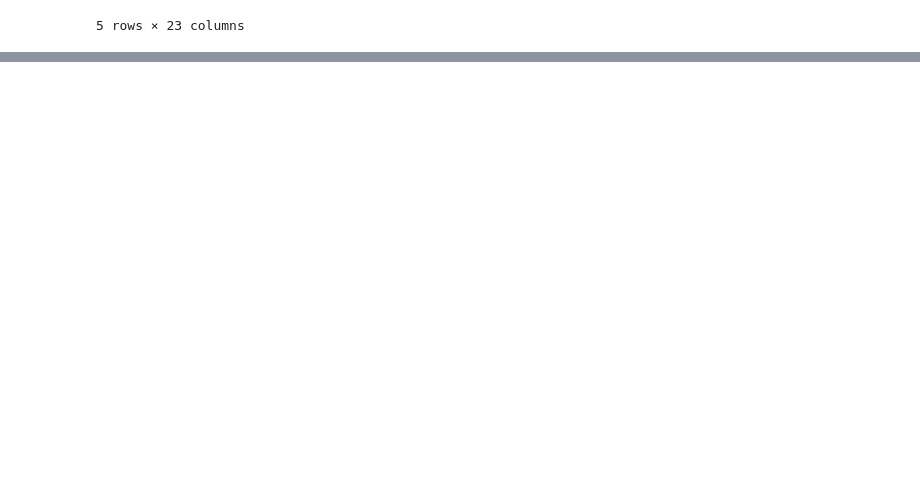
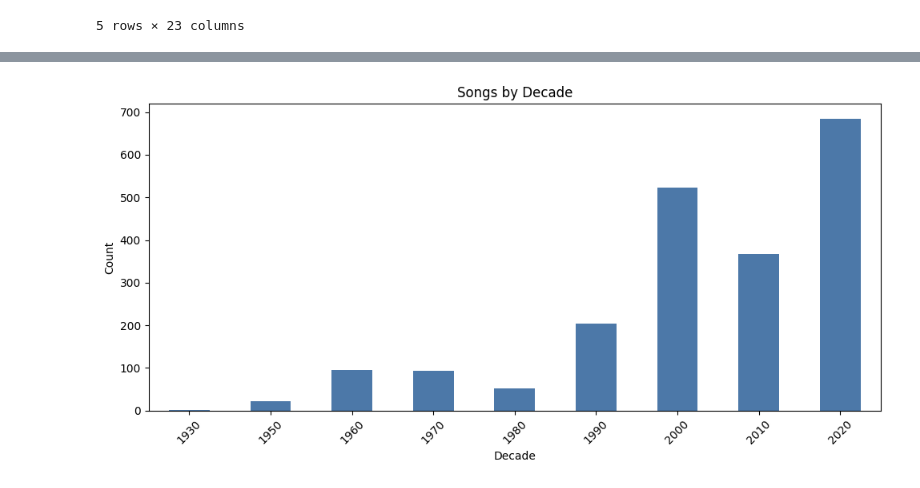
Before and after one commit to JacksonRudd/vibemusic, a Jupyter notebook: smth.ipynb, the cells around one changed output, grey strips where cells are left out. Cells and saved outputs as stored; diff of their text form; code cells hidden in the pictures; blank space fills up the shorter version.

Commit message:
cleaned up code

```diff
--- a/smth.ipynb
+++ b/smth.ipynb
@@ -29,8 +29,9 @@ First few rows:
 | 4 | 5 | King Kunta | Kendrick Lamar | 73 | 107 | hip hop, west coast hip hop | To Pimp A Butterfly | 2015-03-16 | 03:54 | 88 | ... |
 5 rows × 23 columns
 # %%
-# Create a cleaned up artists that grabs the first artists before any comma
-df["Cleaned_Artist"] = df["Artist"].str.split(",").str[0]
+# Primary/Clean artist: take first artist before comma
+df["Cleaned_Artist"] = df["Artist"].astype(str).str.split(",").str[0].str.strip()
 # %%
-# if Bach (in any case) is in the album name, change the artist to Bach, do this permenently
-df.loc[df["Album"].str.contains("Bach", case=False), "Cleaned_Artist"] = "Johann Sebastian Bach "
+# Bach override when album mentions Bach
+mask_bach = df["Album"].astype(str).str.contains("Bach", case=False, na=False)
+df.loc[mask_bach, "Cleaned_Artist"] = "Johann Sebastian Bach"
@@ -125,0 +38,75 @@ Catrin Finch                33
+# %%
+# Year & Decade inference + report (concise)
+import re
+
+# Candidate year/date columns sorted by preference
+candidates = [
+    "Album Date",  # dataset column
+    "Release Date",
+    "Released",
+    "Album Year",
+    "ReleaseYear",
+    "Year",
+    "Date",
+]
+existing = [c for c in candidates if c in df.columns]
+
+used_column = None
+for col in existing:
+    # try datetime -> year
+    s = pd.to_datetime(df[col], errors="coerce", utc=True).dt.year
+    # fallback: numeric in plausible range
+    if s.notna().sum() == 0:
+        n = pd.to_numeric(df[col], errors="coerce")
+        s = n.where((n >= 1800) & (n <= 2099))
+    if s.notna().sum() > 0:
+        df["Year"] = s
+        used_column = col
+        break
+
+# Regex fallback from textual columns
+if used_column is None:
+    text = df[[c for c in ["Album", "Song", "Title", "Track", "Name"] if c in df.columns]]\
+            .astype(str).agg(" ".join, axis=1)
+    found = text.str.extract(r"((?<!\d)(18|19|20)\d{2}(?!\d))", expand=True)[0]
+    df["Year"] = pd.to_numeric(found, errors="coerce")
+    if df["Year"].notna().sum() > 0:
+        used_column = "regex(Album/Song)"
+
+# Decade
+df["Decade"] = (pd.to_numeric(df["Year"], errors="coerce") // 10 * 10).astype("Int64")
+
+# Report
+total = len(df)
+with_year = df["Year"].notna().sum()
+print(f"Songs: {total}, with inferred Year: {with_year} ({(with_year/total if total else 0):.1%}) [source: {used_column or 'none'}]")
+
+# Decade distribution
+decade_counts = df.dropna(subset=["Decade"]).groupby("Decade").size().sort_index()
+print("\nCounts by decade:")
+print(decade_counts)
+
+# Top artists per decade (top 10 for quick scan)
+artist_col = "Cleaned_Artist" if "Cleaned_Artist" in df.columns else "PrimaryArtist"
+by_decade = (
+    df.dropna(subset=["Decade"])
+      .groupby(["Decade", artist_col]).size()
+      .sort_values(ascending=False)
+      .groupby(level=0).head(10)
+)
+print("\nTop artists per decade (top 10):")
+for decade, chunk in by_decade.groupby(level=0):
+    print(f"\n{int(decade)}s:")
+    for (d, a), cnt in chunk.items():
+        print(f"  {a}: {cnt}")
+
+# Plot
+plt.figure(figsize=(10, 5))
+decade_counts.plot(kind="bar", color="#4C78A8")
+plt.title("Songs by Decade")
+plt.xlabel("Decade")
+plt.ylabel("Count")
+plt.xticks(rotation=45)
+plt.tight_layout()
+plt.show()
+# %% [output]
@@ -125,0 +130 @@ Catrin Finch                33
+[figure, added]
```
Also changed, not shown: parts of 5 cells of this notebook.
